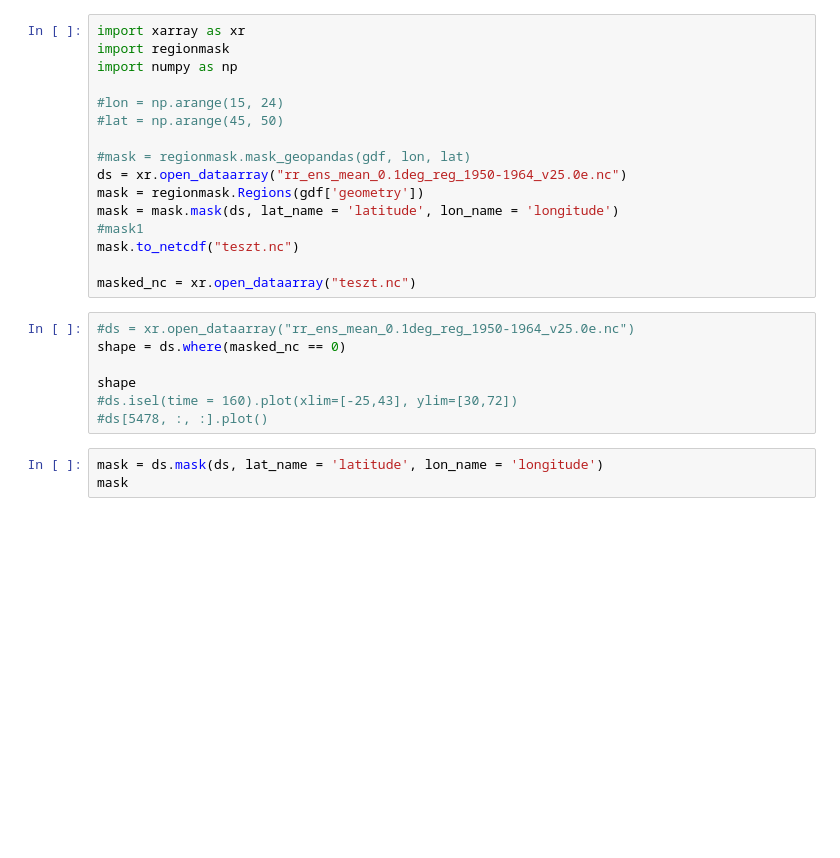
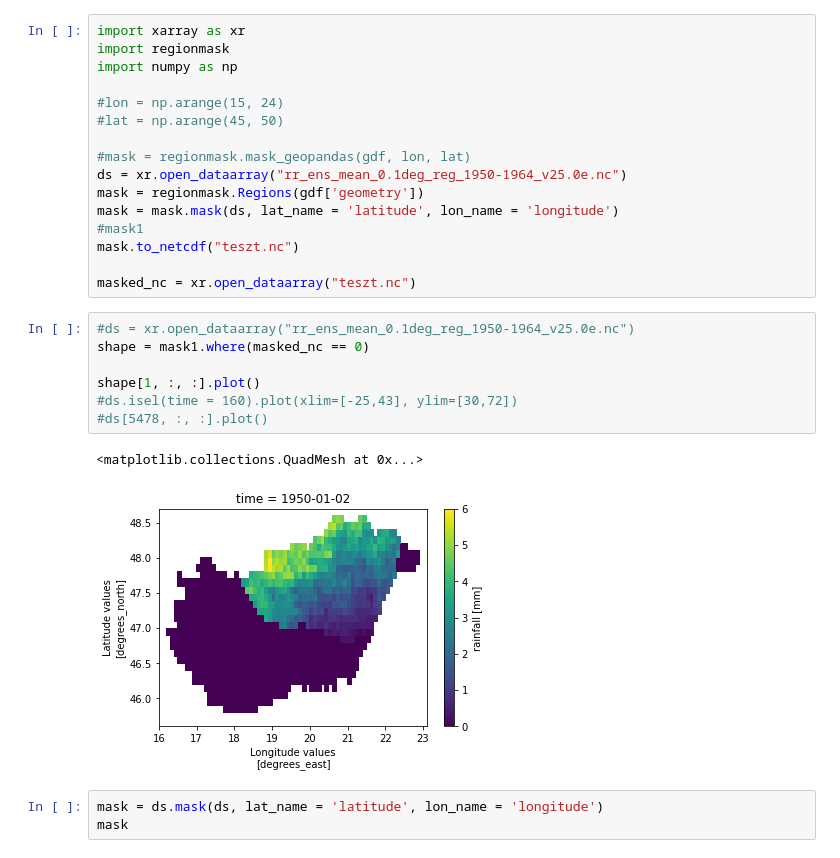
Before and after one commit to szucshey/osm-data-exploration, a Jupyter notebook: climate/climate.ipynb, the cells around one changed output. Drawn from its saved outputs; the diff is of its cells as text; blank space fills up the shorter version.

```diff
--- a/climate/climate.ipynb
+++ b/climate/climate.ipynb
@@ -52,11 +56,14 @@ mask.to_netcdf("teszt.nc")
 masked_nc = xr.open_dataarray("teszt.nc")
 # %%
 #ds = xr.open_dataarray("rr_ens_mean_0.1deg_reg_1950-1964_v25.0e.nc")
-shape = ds.where(masked_nc == 0)
+shape = mask1.where(masked_nc == 0)
 
-shape
+shape[1, :, :].plot()
 #ds.isel(time = 160).plot(xlim=[-25,43], ylim=[30,72])
 #ds[5478, :, :].plot()
+# %% [output]
+<matplotlib.collections.QuadMesh at 0x...>
+[figure, added]
 # %%
 mask = ds.mask(ds, lat_name = 'latitude', lon_name = 'longitude')
 mask
```
Also changed, not shown: parts of 5 cells of this notebook.
